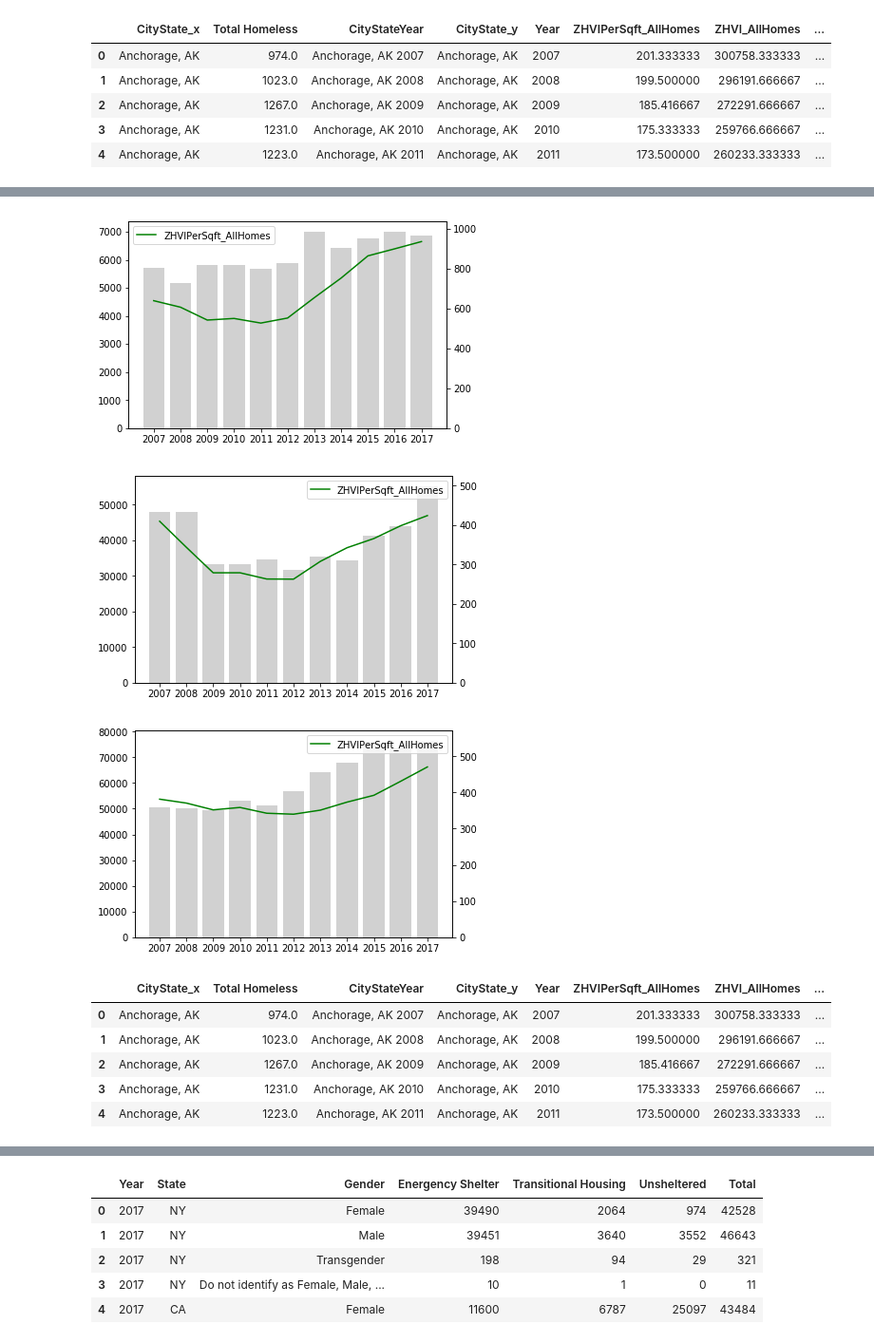
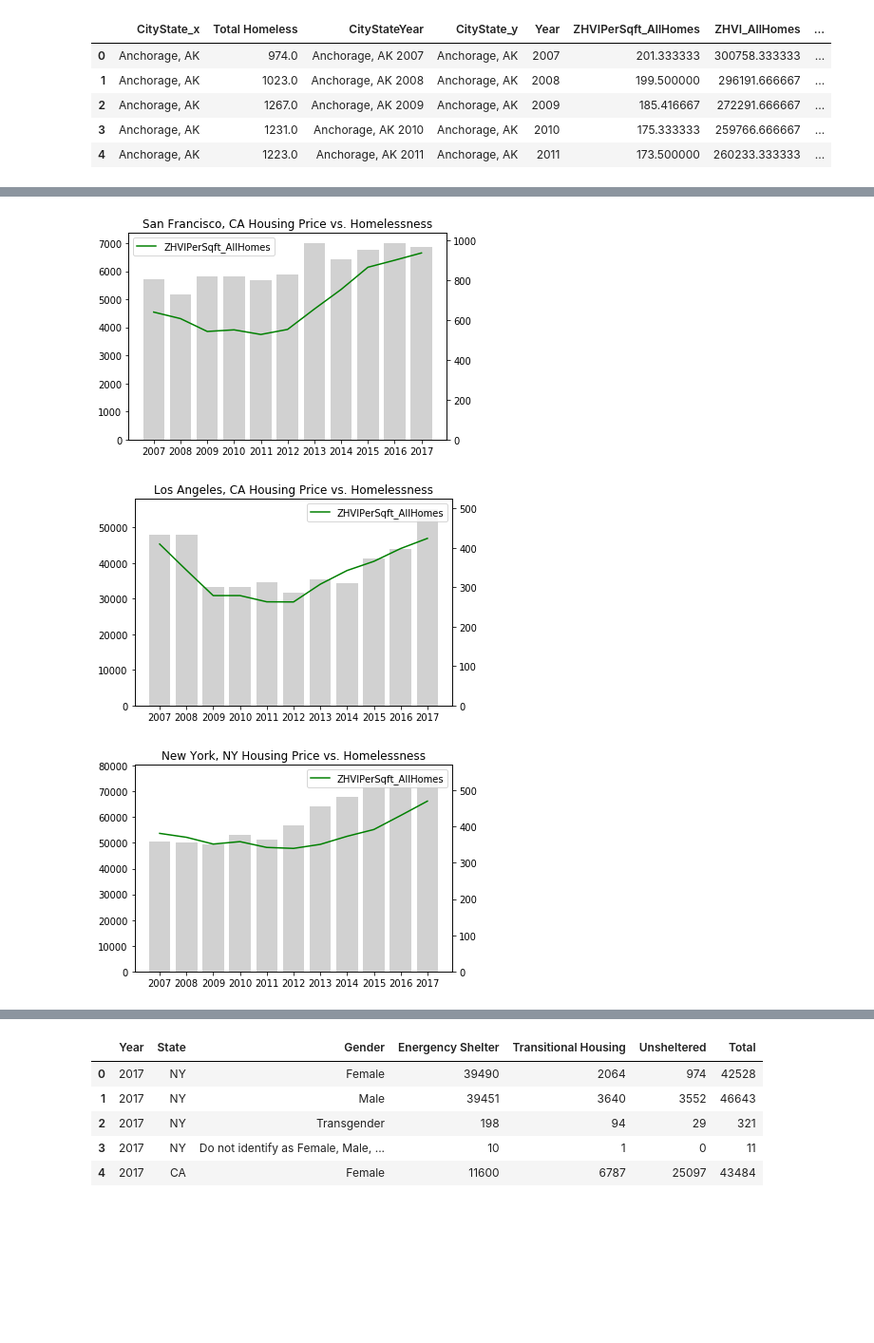
Before and after one commit to jag0717/UCB-Project1, a Jupyter notebook: data/Homeless_Vs_Housing_Analysis.ipynb, the cells around one changed output, grey strips where cells are left out. Shown at 95% size. Cells and saved outputs as stored; diff of their text form; code cells hidden in the pictures; blank space fills up the shorter version.

Commit message:
Changed plot sequence as per presentation.

```diff
--- a/data/Homeless_Vs_Housing_Analysis.ipynb
+++ b/data/Homeless_Vs_Housing_Analysis.ipynb
@@ -11,7 +16,7 @@ from scipy import stats #AMD added
 # %%
 # read csv file
 file_path1 = os.path.join('HUD_Cities_Data.csv')
-file_path2 = os.path.join('zillow_data','18_zillow_selected_cities_mean.csv')
+file_path2 = os.path.join('zillow_data','18_zillow_selected_cities.csv')
 file_path3 = os.path.join('HUD_Consol_Data.csv')
 # place csv data into a DataFrame
 hud_city_df = pd.read_csv(file_path1)
@@ -91,22 +84,0 @@ Name: Total Homeless, dtype: float64
-# %%
-# Homelessness Count across all States in the US since 2007
-# Set values for X, Y axis and bar width
-fig = plt.figure(figsize=(18,6))
-x = hud_state_group.index
-y = hud_state_group
-bar_width = 0.75
-edgecolor = 'black'
-
-# Plot Bar Chart
-bars = plt.bar(x, y, bar_width, color="g", ec=edgecolor, lw=1)
-
-# Set Graph Properties
-plt.ylabel('Homelessness Count')
-plt.title('Homelessness Count across all States in the US Since 2007')
-plt.grid(True,linestyle=':', alpha=0.7)
-plt.xticks(x, hud_state_group.index, rotation=45)
-# Save the figure
-plt.savefig("Homelessness_State_Summary.png")
-
-# Show graph
-plt.show()
@@ -190,25 +231,26 @@ hud_zillow_df.head()
 # %%
 sfo_df = hud_zillow_df[hud_zillow_df.CityState_x == "San Francisco, CA"]
 
 #ax = selected_new_df[['Year', 'ZHVIPerSqft_AllHomes']].plot(x='Year', linestyle='-', marker='o')
 #selected_new_df[['Year', 'Total Homeless']].plot(x='Year', kind='bar', ax=ax)
 
 fig, ax = plt.subplots()
 
 ax2 = ax.twinx()
 
 ax.bar(sfo_df['Year'], sfo_df["Total Homeless"], color=(190/255,190/255,190/255,0.7), label='Total Homeless')
 
 ax2.plot(sfo_df['Year'], sfo_df["ZHVIPerSqft_AllHomes"], color='green', label='ZHVIPerSqft_AllHomes')
+plt.title("San Francisco, CA Housing Price vs. Homelessness")
 plt.ylim(0, sfo_df['ZHVIPerSqft_AllHomes'].max()+100)
 ax.set_xticklabels(sfo_df['Year'])
-
-#ax.legend(loc='best')
+plt.xlabel("Year")
+plt.grid(False)
 ax2.legend(loc='best')
 
 plt.show()
 # %% [output]
-[figure, old version]
+[figure, new version]
 # %%
 LA_df = hud_zillow_df[hud_zillow_df.CityState_x == "Los Angeles, CA"]
 
@@ -223,7 +265,7 @@ ax.bar(LA_df['Year'], LA_df["Total Homeless"], color=(190/255,190/255,190/255,0.
 
 ax2.plot(LA_df['Year'], LA_df["ZHVIPerSqft_AllHomes"], color='green', label='ZHVIPerSqft_AllHomes')
 plt.ylim(0, LA_df['ZHVIPerSqft_AllHomes'].max()+100)
-
+plt.title("Los Angeles, CA Housing Price vs. Homelessness")
 ax.set_xticklabels(LA_df['Year'])
 
 #ax.legend(loc='best')
@@ -231,7 +273,7 @@ ax2.legend(loc='best')
 
 plt.show()
 # %% [output]
-[figure, old version]
+[figure, new version]
 # %%
 NY_df = hud_zillow_df[hud_zillow_df.CityState_x == "New York, NY"]
 
@@ -247,20 +289,10 @@ ax.bar(NY_df['Year'], NY_df["Total Homeless"], color=(190/255,190/255,190/255,0.
 ax2.plot(NY_df['Year'], NY_df["ZHVIPerSqft_AllHomes"], color='green', label='ZHVIPerSqft_AllHomes')
 plt.ylim(0, NY_df['ZHVIPerSqft_AllHomes'].max()+100)
 ax.set_xticklabels(NY_df['Year'])
-
+plt.title("New York, NY Housing Price vs. Homelessness")
 #ax.legend(loc='best')
 ax2.legend(loc='best')
 
 plt.show()
 # %% [output]
-[figure, old version]
+[figure, new version]
-# %%
-#Angela's plots
-hud_zillow_df.head()
-# %% [output]
-|  | CityState_x | Total Homeless | CityStateYear | CityState_y | Year | ZHVIPerSqft_AllHomes | ZHVI_AllHomes | ... |
-| 0 | Anchorage, AK | 974.0 | Anchorage, AK 2007 | Anchorage, AK | 2007 | 201.333333 | 300758.333333 | ... |
-| 1 | Anchorage, AK | 1023.0 | Anchorage, AK 2008 | Anchorage, AK | 2008 | 199.500000 | 296191.666667 | ... |
-| 2 | Anchorage, AK | 1267.0 | Anchorage, AK 2009 | Anchorage, AK | 2009 | 185.416667 | 272291.666667 | ... |
-| 3 | Anchorage, AK | 1231.0 | Anchorage, AK 2010 | Anchorage, AK | 2010 | 175.333333 | 259766.666667 | ... |
-| 4 | Anchorage, AK | 1223.0 | Anchorage, AK 2011 | Anchorage, AK | 2011 | 173.500000 | 260233.333333 | ... |
```
Also changed, not shown: parts of 21 cells of this notebook.
